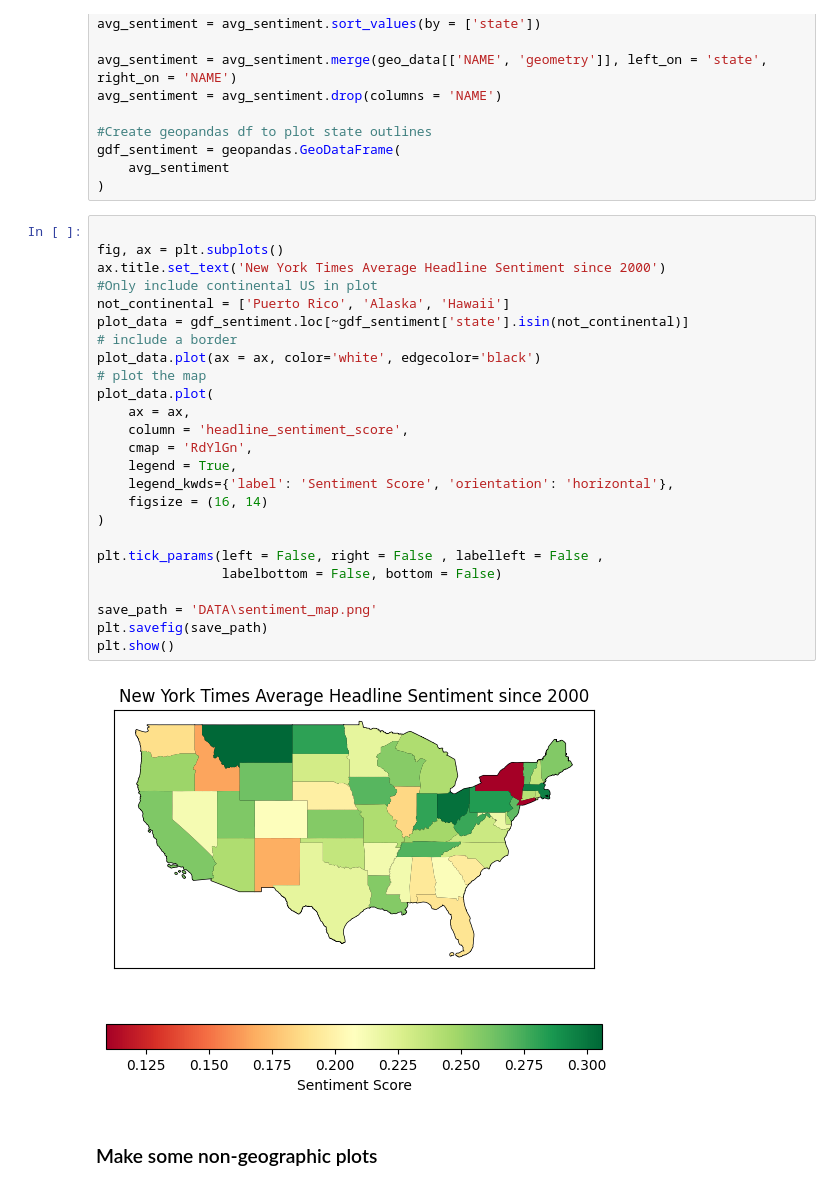
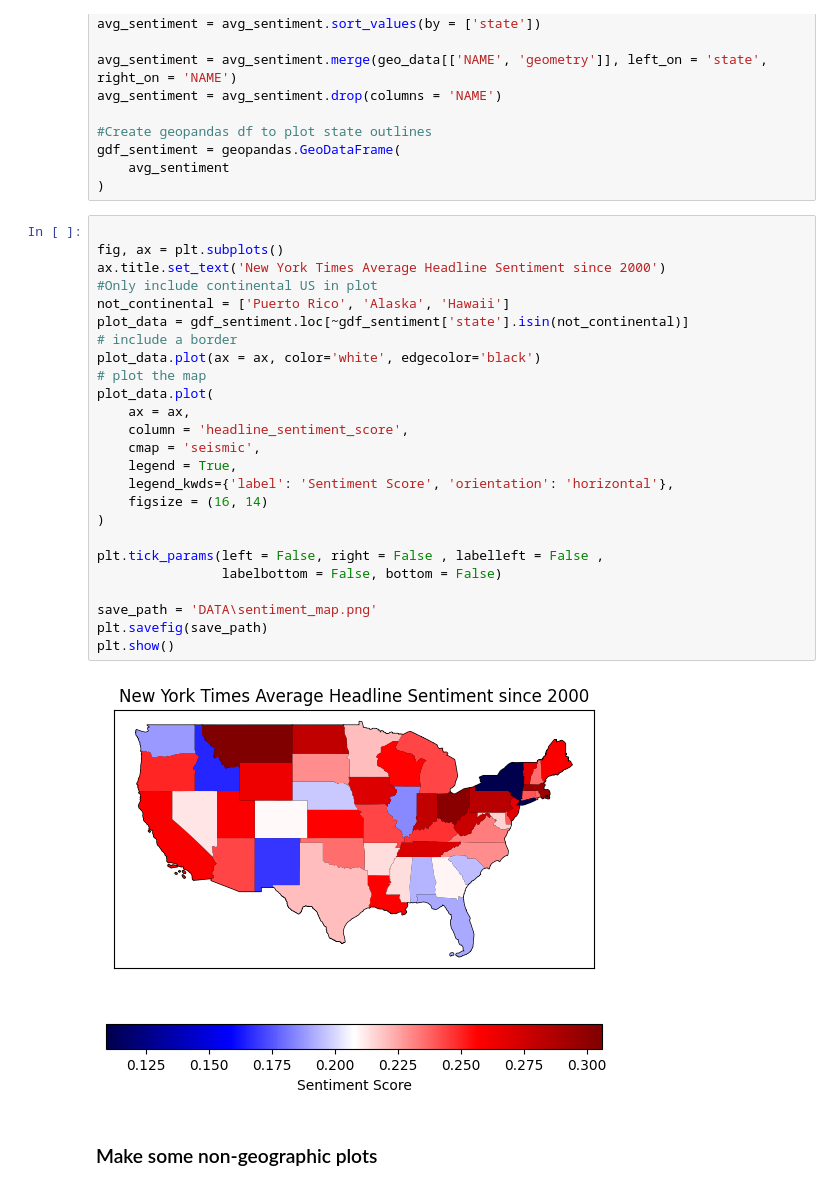
Before and after one commit to samlawson1/news, a Jupyter notebook: analysis/Data_Analysis.ipynb, the cells around one changed output. Drawn from its saved outputs; the diff is of its cells as text.

Commit message:
updated colors in plots

```diff
--- a/analysis/Data_Analysis.ipynb
+++ b/analysis/Data_Analysis.ipynb
@@ -77,30 +77,30 @@ gdf_sentiment = geopandas.GeoDataFrame(
 # %%
 
 fig, ax = plt.subplots()
 ax.title.set_text('New York Times Average Headline Sentiment since 2000')
 #Only include continental US in plot
 not_continental = ['Puerto Rico', 'Alaska', 'Hawaii']
 plot_data = gdf_sentiment.loc[~gdf_sentiment['state'].isin(not_continental)]
 # include a border
 plot_data.plot(ax = ax, color='white', edgecolor='black')
 # plot the map
 plot_data.plot(
     ax = ax,
     column = 'headline_sentiment_score',
-    cmap = 'RdYlGn',
+    cmap = 'seismic',
     legend = True,
     legend_kwds={'label': 'Sentiment Score', 'orientation': 'horizontal'},
     figsize = (16, 14)
 )
 
 plt.tick_params(left = False, right = False , labelleft = False ,
                 labelbottom = False, bottom = False)
 
 save_path = 'DATA\sentiment_map.png'
 plt.savefig(save_path)
 plt.show()
 # %% [output]
-[figure, old version]
+[figure, new version]
 # %% [markdown]
 ### Make some non-geographic plots
 # %%
```
Also changed, not shown: parts of 3 cells of this notebook.
